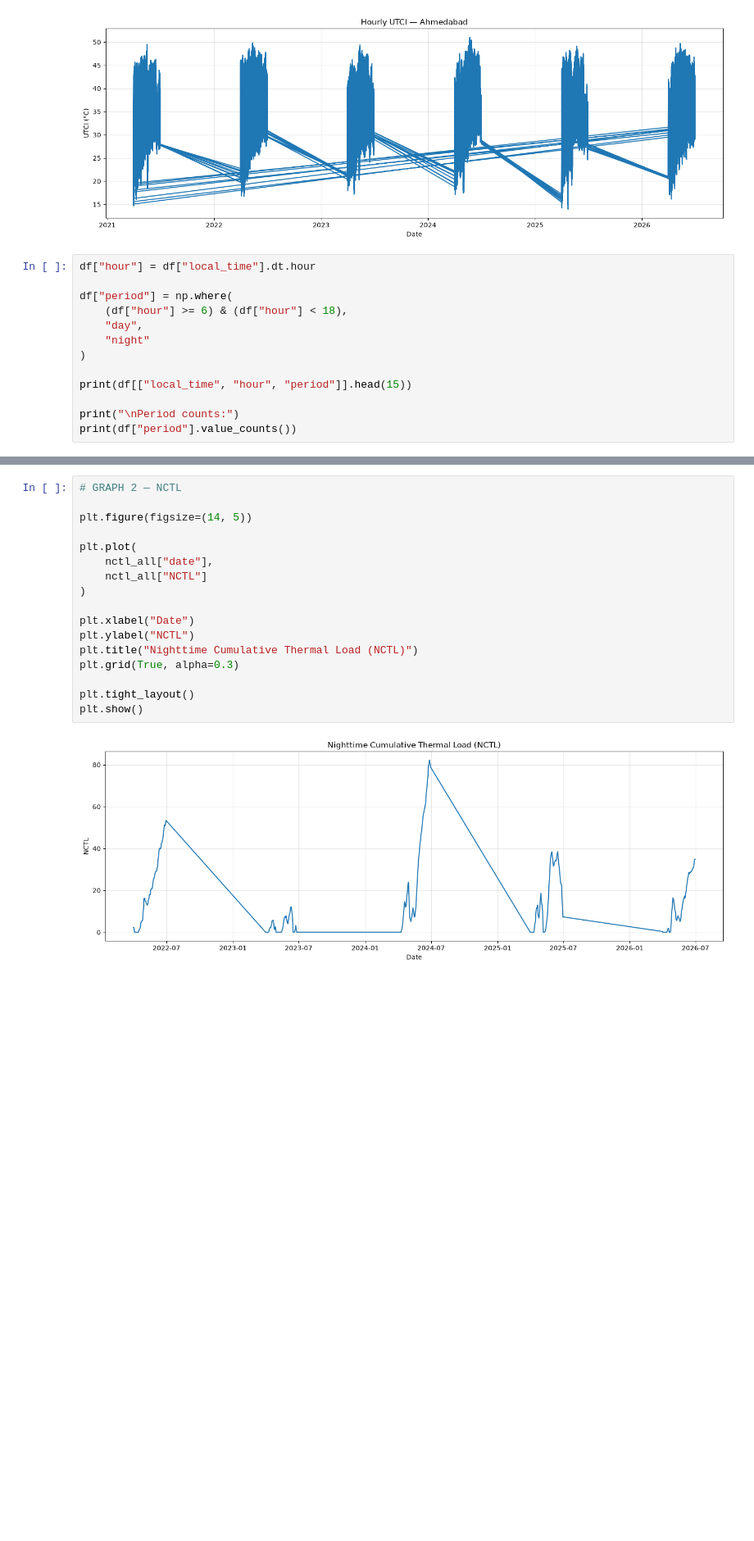
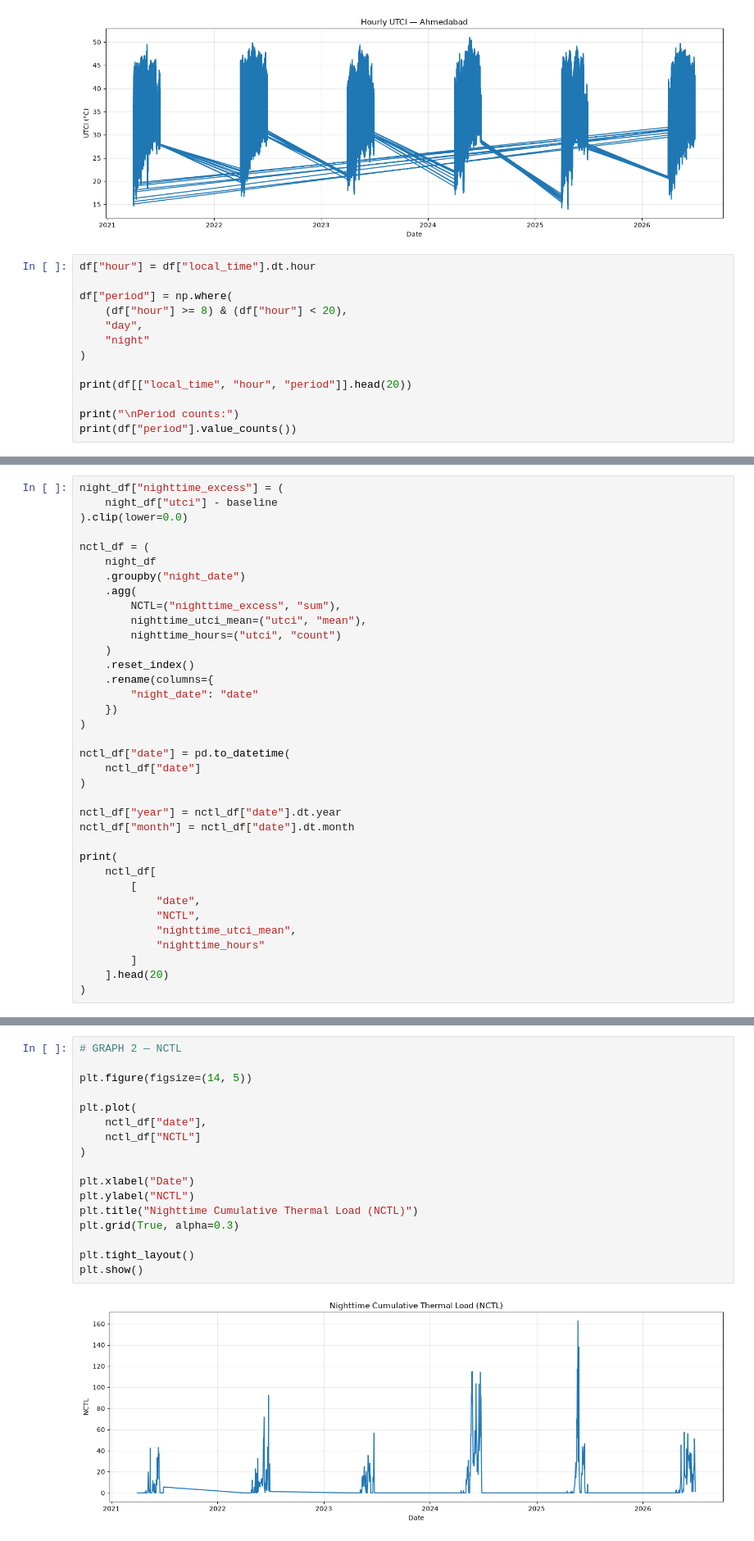
Before and after one commit to ikhushichauhan/TechForge-SIH, a Jupyter notebook: notebooks/day3_era5_exploration.ipynb, the cells around one changed output, grey strips where cells are left out. Shown at 82% size. Cells and saved outputs as stored; diff of their text form; blank space fills up the shorter version.

```diff
--- a/notebooks/day3_era5_exploration.ipynb
+++ b/notebooks/day3_era5_exploration.ipynb
@@ -55,12 +55,12 @@ plt.show()
 df["hour"] = df["local_time"].dt.hour
 
 df["period"] = np.where(
-    (df["hour"] >= 6) & (df["hour"] < 18),
+    (df["hour"] >= 8) & (df["hour"] < 20),
     "day",
     "night"
 )
 
-print(df[["local_time", "hour", "period"]].head(15))
+print(df[["local_time", "hour", "period"]].head(20))
 
 print("\nPeriod counts:")
 print(df["period"].value_counts())
@@ -403,0 +220,36 @@ print(
+# %%
+night_df["nighttime_excess"] = (
+    night_df["utci"] - baseline
+).clip(lower=0.0)
+
+nctl_df = (
+    night_df
+    .groupby("night_date")
+    .agg(
+        NCTL=("nighttime_excess", "sum"),
+        nighttime_utci_mean=("utci", "mean"),
+        nighttime_hours=("utci", "count")
+    )
+    .reset_index()
+    .rename(columns={
+        "night_date": "date"
+    })
+)
+
+nctl_df["date"] = pd.to_datetime(
+    nctl_df["date"]
+)
+
+nctl_df["year"] = nctl_df["date"].dt.year
+nctl_df["month"] = nctl_df["date"].dt.month
+
+print(
+    nctl_df[
+        [
+            "date",
+            "NCTL",
+            "nighttime_utci_mean",
+            "nighttime_hours"
+        ]
+    ].head(20)
+)
@@ -404,21 +274,21 @@ print(
 # %%
 # GRAPH 2 — NCTL
 
 plt.figure(figsize=(14, 5))
 
 plt.plot(
-    nctl_all["date"],
-    nctl_all["NCTL"]
+    nctl_df["date"],
+    nctl_df["NCTL"]
 )
 
 plt.xlabel("Date")
 plt.ylabel("NCTL")
 plt.title("Nighttime Cumulative Thermal Load (NCTL)")
 plt.grid(True, alpha=0.3)
 
 plt.tight_layout()
 plt.show()
 # %% [output]
-[figure, old version]
+[figure, new version]
 # %%
 day_stress = pd.read_csv(
```
Also changed, not shown: parts of 19 cells of this notebook, 6 other files.
